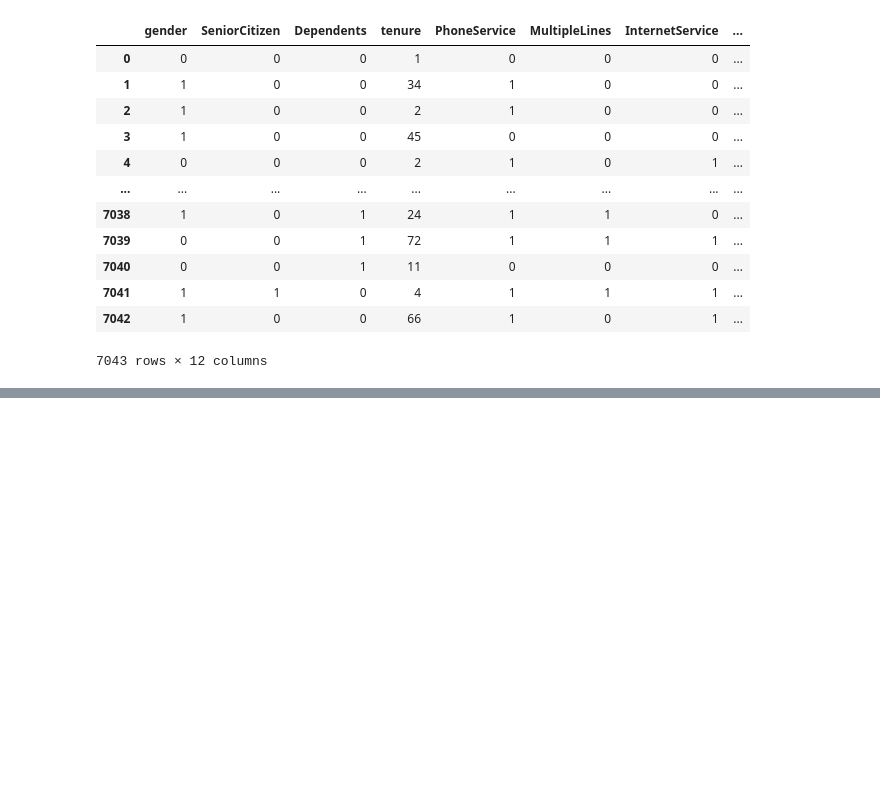
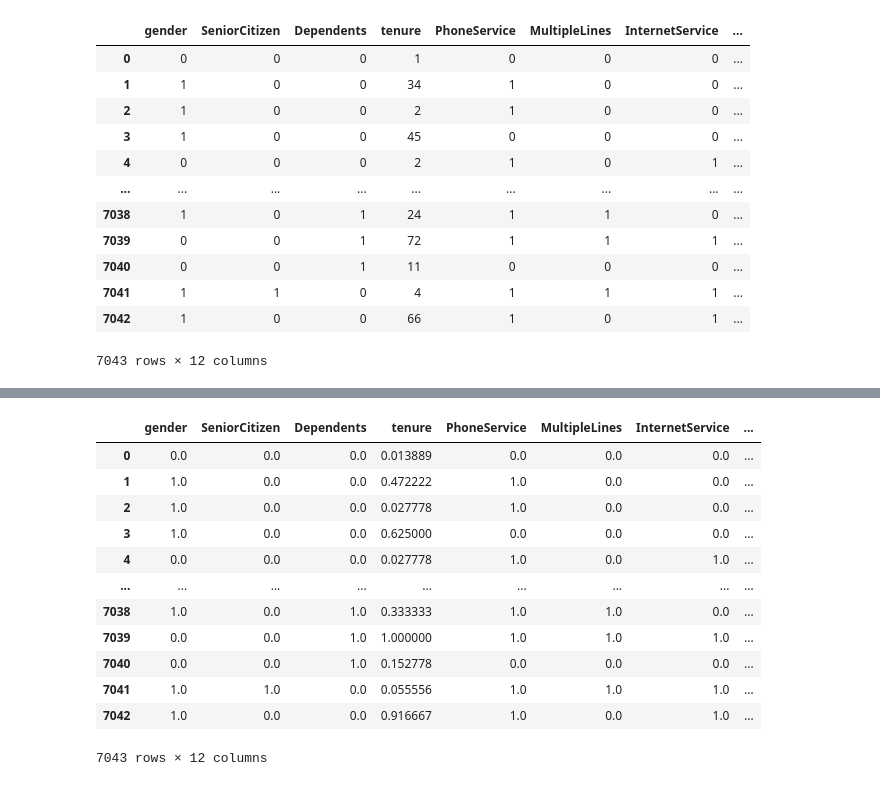
Before and after one commit to WK-Chai/ACS-WILDA, a Jupyter notebook: Data_Preparation/DataPreprocessing.ipynb, the cells around one changed output, grey strips where cells are left out. Cells and saved outputs as stored; diff of their text form; code cells hidden in the pictures; blank space fills up the shorter version.

Commit message:
Implemented scaling technique on dataset

```diff
--- a/Data_Preparation/DataPreprocessing.ipynb
+++ b/Data_Preparation/DataPreprocessing.ipynb
@@ -116,10 +116,10 @@ dataFrame['InternetService'] = dataFrame['InternetService'].map({'DSL': 0, 'Fibe
 dataFrame['Churn'] = dataFrame['Churn'].map({'No': 0, 'Yes': 1})
 
 # one-hot encoding(Multi-class Categorical Variables)
-encoded = pd.get_dummies(dataFrame, columns = ['Contract'])
+encoded_dataframe = pd.get_dummies(dataFrame, columns = ['Contract'])
 
-# displaying the final encoded version of the dataset
-encoded
+# displaying the final encoded version of the dataset --> most accurate so far
+encoded_dataframe
 # %% [output]
 |  | gender | SeniorCitizen | Dependents | tenure | PhoneService | MultipleLines | InternetService | ... |
 | 0 | 0 | 0 | 0 | 1 | 0 | 0 | 0 | ... |
@@ -138,0 +173,7 @@ encoded
+# %%
+# removing the target variable 'Churn', and only scaling the feature columns
+
+# separate the target variable 'Churn'
+targetColumn = encoded_dataframe['Churn']
+# targetVar.head(20)
+targetColumn
@@ -138,0 +193,6 @@ encoded
+# %%
+# drop the target column('Churn') from the dataset(encoded_dataframe)
+# create new features_dataframe to store the dataframe(without target column 'Churn')
+# features_dataframe here only contains all the feature columns
+features_dataframe = encoded_dataframe.drop(columns=['Churn'])
+features_dataframe
@@ -138,0 +234,38 @@ encoded
+# %%
+# normalising data
+# for attributes that have very large values
+# do normalisation to reduce variance
+
+# print("\nData Normalisation to handle attributes with very large values")
+
+# select the numerical columns for scaling and returns a numeric DataFrame(featuresDF_numeric)
+featuresDF_numeric = features_dataframe.select_dtypes(include='number')
+
+# apply min-max scaling to the numerical columns(featuresDF_numeric-DataFrame of numerical columns)
+scaled_dataFrame = MinMaxScaler().fit_transform(featuresDF_numeric)
+
+# convert the scaled data back to a DataFrame with the original numerical column names
+scaled_numerical_df = pd.DataFrame(scaled_dataFrame, columns=featuresDF_numeric.columns, index=features_dataframe.index)
+
+# replace the original numerical columns in the features DataFrame with the scaled ones
+features_dataframe[featuresDF_numeric.columns] = scaled_numerical_df
+
+# add the 'Churn' column (target) back to the scaled dataset
+scaled_df_final = pd.concat([features_dataframe, targetColumn], axis=1)
+
+# display final scaled dataframe
+scaled_df_final
+# %% [output]
+|  | gender | SeniorCitizen | Dependents | tenure | PhoneService | MultipleLines | InternetService | ... |
+| 0 | 0.0 | 0.0 | 0.0 | 0.013889 | 0.0 | 0.0 | 0.0 | ... |
+| 1 | 1.0 | 0.0 | 0.0 | 0.472222 | 1.0 | 0.0 | 0.0 | ... |
+| 2 | 1.0 | 0.0 | 0.0 | 0.027778 | 1.0 | 0.0 | 0.0 | ... |
+| 3 | 1.0 | 0.0 | 0.0 | 0.625000 | 0.0 | 0.0 | 0.0 | ... |
+| 4 | 0.0 | 0.0 | 0.0 | 0.027778 | 1.0 | 0.0 | 1.0 | ... |
+| ... | ... | ... | ... | ... | ... | ... | ... | ... |
+| 7038 | 1.0 | 0.0 | 1.0 | 0.333333 | 1.0 | 1.0 | 0.0 | ... |
+| 7039 | 0.0 | 0.0 | 1.0 | 1.000000 | 1.0 | 1.0 | 1.0 | ... |
+| 7040 | 0.0 | 0.0 | 1.0 | 0.152778 | 0.0 | 0.0 | 0.0 | ... |
+| 7041 | 1.0 | 1.0 | 0.0 | 0.055556 | 1.0 | 1.0 | 1.0 | ... |
+| 7042 | 1.0 | 0.0 | 0.0 | 0.916667 | 1.0 | 0.0 | 1.0 | ... |
+7043 rows × 12 columns
```
Also changed, not shown: parts of 7 cells of this notebook.
